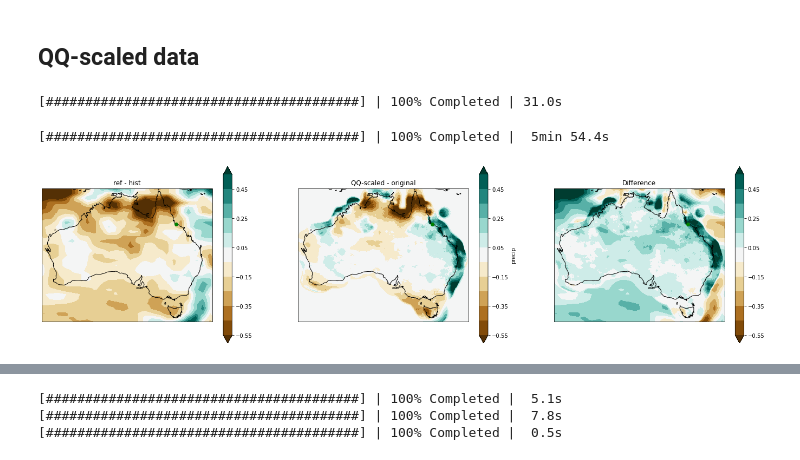
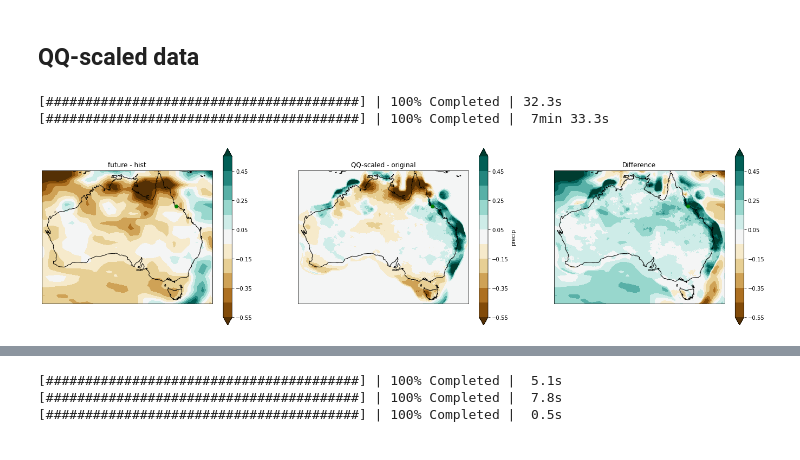
Before and after one commit to AusClimateService/qqscale, a Jupyter notebook: example_validation/pr-qdc-multiplicative-ssr_day_AGCD-ACCESS-ESM1-5_ssp370_r1i1p1f1_20350101-20641231.ipynb, the cells around one changed output, grey strips where cells are left out. Drawn from its saved outputs; the diff is of its cells as text; code cells hidden in the pictures.

Commit message:
Add percentile difference plotting

```diff
--- a/example_validation/pr-qdc-multiplicative-ssr_day_AGCD-ACCESS-ESM1-5_ssp370_r1i1p1f1_20350101-20641231.ipynb
+++ b/example_validation/pr-qdc-multiplicative-ssr_day_AGCD-ACCESS-ESM1-5_ssp370_r1i1p1f1_20350101-20641231.ipynb
@@ -560,10 +546,0 @@ if len(ref_clim['lat']) != len(qq_clim['lat']):
-# %%
-hist_ref_mean_diff = ref_clim - hist_clim
-hist_ref_mean_diff = hist_ref_mean_diff.compute()
-# %% [output]
-[########################################] | 100% Completed | 31.0s
-# %%
-qq_mean_change = qq_clim - target_clim
-qq_mean_change = qq_mean_change.compute()
-# %% [output]
-[########################################] | 100% Completed |  5min 54.4s
@@ -572,44 +546,0 @@ difference = qq_mean_change - hist_ref_mean_diff
-# %%
-fig = plt.figure(figsize=[24, 6])
-
-ax1 = fig.add_subplot(131, projection=ccrs.PlateCarree())
-hist_ref_mean_diff.plot(
-    ax=ax1,
-    transform=ccrs.PlateCarree(),
-    cmap=plot_config['diverging_cmap'],
-    levels=plot_config['difference_levels'],
-    extend='both'
-)
-ax1.set_title('ref - hist')
-
-ax2 = fig.add_subplot(132, projection=ccrs.PlateCarree())
-qq_mean_change.plot(
-    ax=ax2,
-    transform=ccrs.PlateCarree(),
-    cmap=plot_config['diverging_cmap'],
-    levels=plot_config['difference_levels'],
-    extend='both'
-)
-ax2.set_title('QQ-scaled - original')
-
-ax3 = fig.add_subplot(133, projection=ccrs.PlateCarree())
-difference.plot(
-    ax=ax3,
-    transform=ccrs.PlateCarree(),
-    cmap=plot_config['diverging_cmap'],
-    levels=plot_config['difference_levels'],
-    extend='both'
-)
-ax3.set_title('Difference')
-
-for ax in [ax1, ax2, ax3]:
-    ax.coastlines()
-    ax.plot(example_lon, example_lat, 'go', zorder=5, transform=ccrs.PlateCarree())
-xmin, xmax = ax3.get_xlim()
-ymin, ymax = ax3.get_ylim()
-ax1.set_extent([xmin, xmax, ymin, ymax], crs=ccrs.PlateCarree())
-ax2.set_extent([xmin, xmax, ymin, ymax], crs=ccrs.PlateCarree())
-
-plt.show()
-# %% [output]
-[figure, removed]
@@ -615,0 +628,6 @@ plt.show()
+# %%
+compare_datasets(ds_hist[hist_var], ds_ref[ref_var], ds_target[target_var], ds_qq[target_var], metric='mean')
+# %% [output]
+[########################################] | 100% Completed | 32.3s
+[########################################] | 100% Completed |  7min 33.3s
+[figure, added]
```
Also changed, not shown: parts of 5 cells of this notebook.
